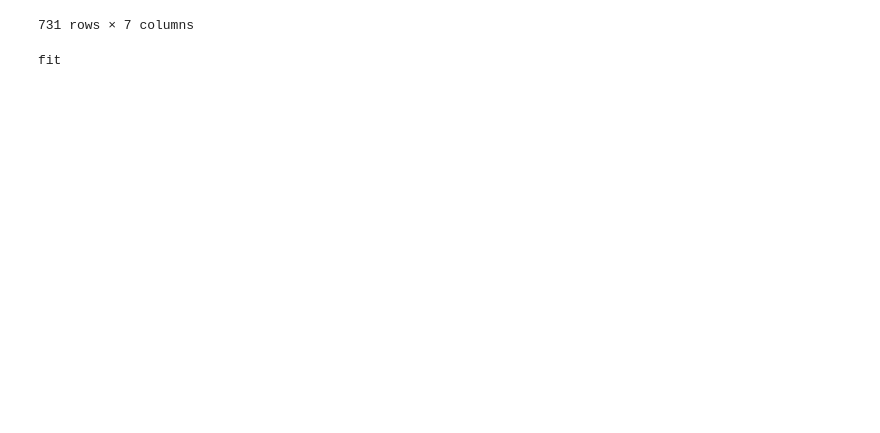
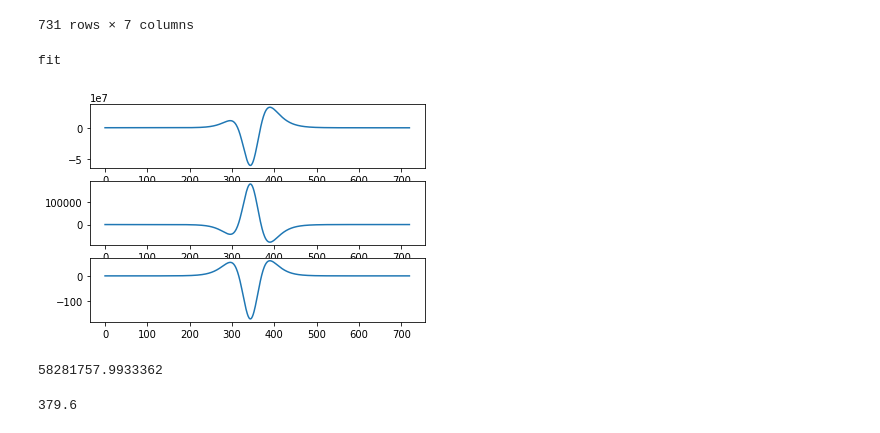
Before and after one commit to indekkusu-era/sir-spline, a Jupyter notebook: main.ipynb, the cells around one changed output. Drawn from its saved outputs; the diff is of its cells as text; code cells hidden in the pictures; blank space fills up the shorter version.

Commit message:
add spline implementation

```diff
--- a/main.ipynb
+++ b/main.ipynb
@@ -366,3 +373,19 @@ d_spline.fit()
 print("fit")
 # %% [output]
 fit
+# %%
+fig, ax = plt.subplots(3, 1)
+ax[0].plot([i.coef(1) for i in list(infected_spline.poly.values())[:-10]])
+ax[1].plot([i.coef(2) for i in list(infected_spline.poly.values())[:-10]])
+ax[2].plot([i.coef(3) for i in list(infected_spline.poly.values())[:-10]])
+plt.savefig('infected_coef.jpg', bbox_inches='tight')
+# %% [output]
+[figure, added]
+# %%
+infected_spline.predict(1.04*365)
+# %% [output]
+58281757.9933362
+# %%
+1.04*365
+# %% [output]
+379.6
```
Also changed, not shown: parts of 12 cells of this notebook, 1 other file.
